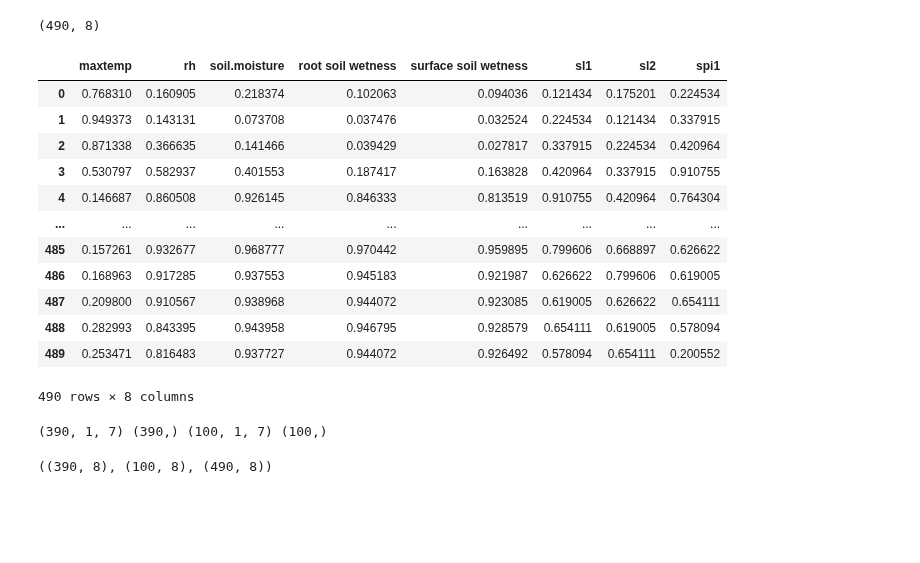
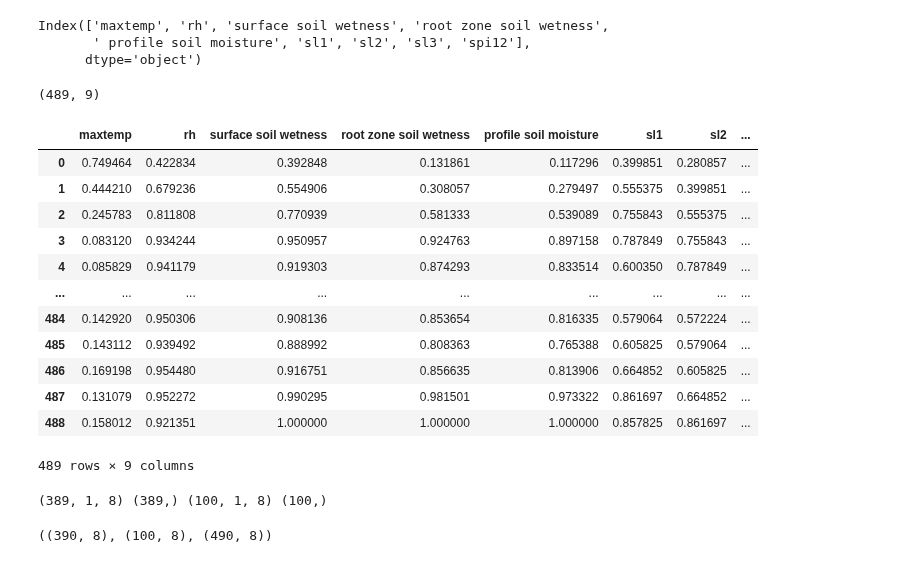
Before and after one commit to jayeshraj619/AI-LAB, a Jupyter notebook: predvalu.ipynb, the cells around one changed output. Drawn from its saved outputs; the diff is of its cells as text; code cells hidden in the pictures; blank space fills up the shorter version.

```diff
--- a/predvalu.ipynb
+++ b/predvalu.ipynb
@@ -9,6 +9,6 @@ import matplotlib.pyplot as plt
 import tensorflow as tf
 import seaborn as sns
 # %%
-df = pd.read_csv("/content/spi3lagged.csv")
+df = pd.read_csv("/content/spi12.csv")
 df
 # %% [output]
@@ -31,6 +31,12 @@ del df["date"]
 from sklearn.metrics import mean_absolute_error , mean_squared_error
 from sklearn.preprocessing import MinMaxScaler
 from sklearn.preprocessing import LabelEncoder
+# %%
+df.columns
+# %% [output]
+Index(['maxtemp', 'rh', 'surface soil wetness', 'root zone soil wetness',
+       ' profile soil moisture', 'sl1', 'sl2', 'sl3', 'spi12'],
+      dtype='object')
 # %%
 # Scaling the entire dataset
 
@@ -40,32 +46,34 @@ values = dataset.values
 #values = values.astype('float32')
 
 scaler = MinMaxScaler(feature_range=(0, 1))
-scaled = scaler.fit_transform(df[["maxtemp"	,"rh"	,"soil.moisture"	,"root soil wetness"	,"surface soil wetness"	,"sl1"	,"sl2",	"spi3"]])
+scaled = scaler.fit_transform(df[['maxtemp', 'rh', 'surface soil wetness', 'root zone soil wetness',
+       ' profile soil moisture', 'sl1', 'sl2', 'sl3', 'spi12']])
 print(scaled.shape)
 # %% [output]
-(490, 8)
+(489, 9)
 # %%
-tf = pd.DataFrame(scaled, columns = ["maxtemp"	,"rh",	"soil.moisture",	"root soil wetness",	"surface soil wetness",	"sl1",	"sl2",	"spi1"])
+tf = pd.DataFrame(scaled, columns = [['maxtemp', 'rh', 'surface soil wetness', 'root zone soil wetness',
+       ' profile soil moisture', 'sl1', 'sl2', 'sl3', 'spi12']])
 tf
 # %% [output]
-|  | maxtemp | rh | soil.moisture | root soil wetness | surface soil wetness | sl1 | sl2 | spi1 |
-| 0 | 0.768310 | 0.160905 | 0.218374 | 0.102063 | 0.094036 | 0.121434 | 0.175201 | 0.224534 |
-| 1 | 0.949373 | 0.143131 | 0.073708 | 0.037476 | 0.032524 | 0.224534 | 0.121434 | 0.337915 |
-| 2 | 0.871338 | 0.366635 | 0.141466 | 0.039429 | 0.027817 | 0.337915 | 0.224534 | 0.420964 |
-| 3 | 0.530797 | 0.582937 | 0.401553 | 0.187417 | 0.163828 | 0.420964 | 0.337915 | 0.910755 |
-| 4 | 0.146687 | 0.860508 | 0.926145 | 0.846333 | 0.813519 | 0.910755 | 0.420964 | 0.764304 |
+|  | maxtemp | rh | surface soil wetness | root zone soil wetness | profile soil moisture | sl1 | sl2 | ... |
+| 0 | 0.749464 | 0.422834 | 0.392848 | 0.131861 | 0.117296 | 0.399851 | 0.280857 | ... |
+| 1 | 0.444210 | 0.679236 | 0.554906 | 0.308057 | 0.279497 | 0.555375 | 0.399851 | ... |
+| 2 | 0.245783 | 0.811808 | 0.770939 | 0.581333 | 0.539089 | 0.755843 | 0.555375 | ... |
+| 3 | 0.083120 | 0.934244 | 0.950957 | 0.924763 | 0.897158 | 0.787849 | 0.755843 | ... |
+| 4 | 0.085829 | 0.941179 | 0.919303 | 0.874293 | 0.833514 | 0.600350 | 0.787849 | ... |
 | ... | ... | ... | ... | ... | ... | ... | ... | ... |
-| 485 | 0.157261 | 0.932677 | 0.968777 | 0.970442 | 0.959895 | 0.799606 | 0.668897 | 0.626622 |
-| 486 | 0.168963 | 0.917285 | 0.937553 | 0.945183 | 0.921987 | 0.626622 | 0.799606 | 0.619005 |
-| 487 | 0.209800 | 0.910567 | 0.938968 | 0.944072 | 0.923085 | 0.619005 | 0.626622 | 0.654111 |
-| 488 | 0.282993 | 0.843395 | 0.943958 | 0.946795 | 0.928579 | 0.654111 | 0.619005 | 0.578094 |
-| 489 | 0.253471 | 0.816483 | 0.937727 | 0.944072 | 0.926492 | 0.578094 | 0.654111 | 0.200552 |
+| 484 | 0.142920 | 0.950306 | 0.908136 | 0.853654 | 0.816335 | 0.579064 | 0.572224 | ... |
+| 485 | 0.143112 | 0.939492 | 0.888992 | 0.808363 | 0.765388 | 0.605825 | 0.579064 | ... |
+| 486 | 0.169198 | 0.954480 | 0.916751 | 0.856635 | 0.813906 | 0.664852 | 0.605825 | ... |
+| 487 | 0.131079 | 0.952272 | 0.990295 | 0.981501 | 0.973322 | 0.861697 | 0.664852 | ... |
+| 488 | 0.158012 | 0.921351 | 1.000000 | 1.000000 | 1.000000 | 0.857825 | 0.861697 | ... |
-490 rows × 8 columns
+489 rows × 9 columns
 # %%
 values = tf.values
 
 # We train the model on the 1st 3 years and then test on the last year (for now)
-n_train_hours = 390
+n_train_hours = 389
 
 train = values[:n_train_hours, :]
 test = values[n_train_hours:, :]
@@ -79,7 +87,7 @@ train_X = train_X.reshape((train_X.shape[0], 1, train_X.shape[1]))
 test_X = test_X.reshape((test_X.shape[0], 1, test_X.shape[1]))
 print(train_X.shape, train_y.shape, test_X.shape, test_y.shape)
 # %% [output]
-(390, 1, 7) (390,) (100, 1, 7) (100,)
+(389, 1, 8) (389,) (100, 1, 8) (100,)
 # %%
 train.shape, test.shape, values.shape
 # %% [output]
```
Also changed, not shown: parts of 12 cells of this notebook.
